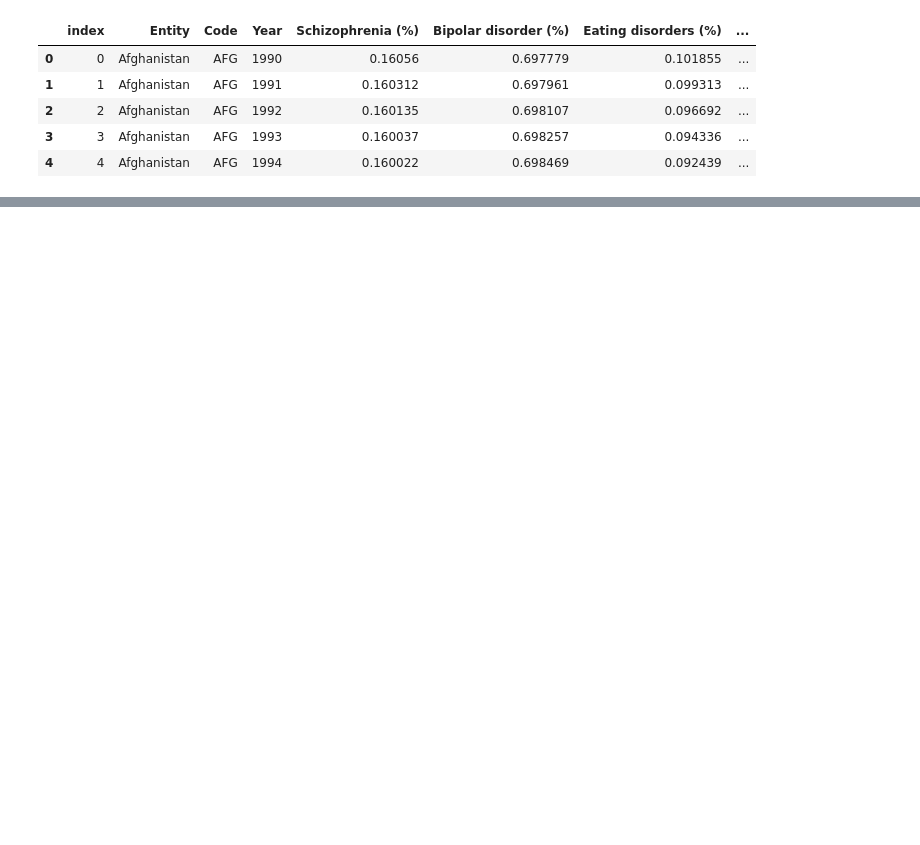
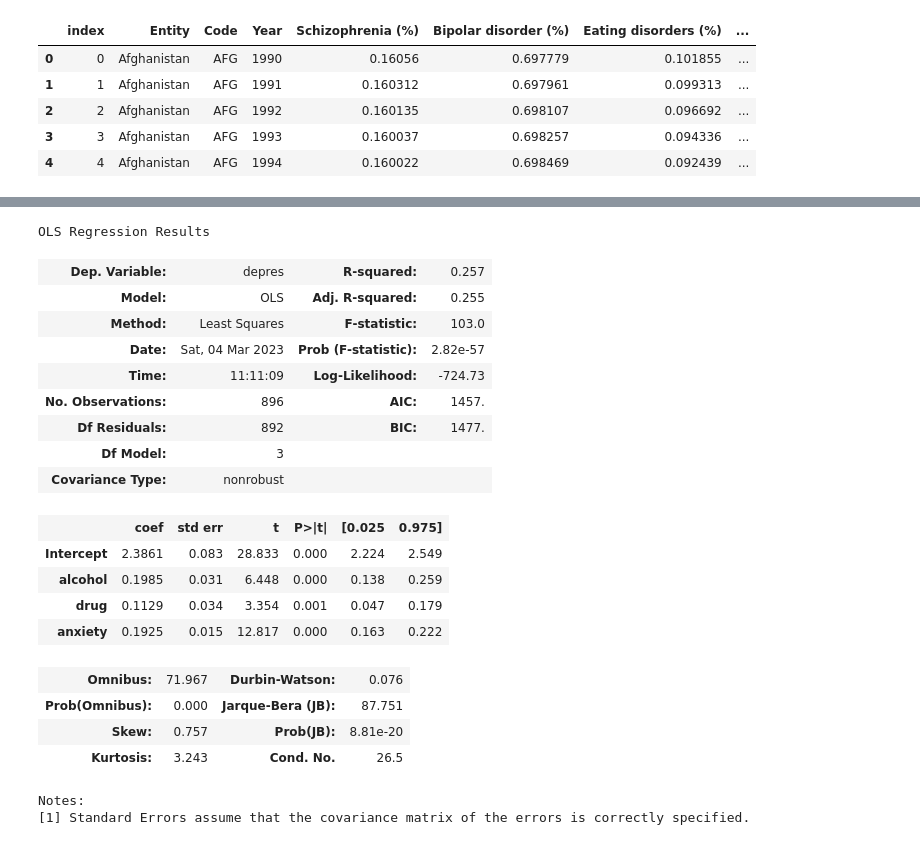
Before and after one commit to marlenealanis/stat-303-2-project, a Jupyter notebook: Project_dataframe.ipynb, the cells around one changed output, grey strips where cells are left out. Saved outputs shown, nothing was run; the diff lists cells and outputs as text; code cells hidden in the pictures; blank space fills up the shorter version.

```diff
--- a/Project_dataframe.ipynb
+++ b/Project_dataframe.ipynb
@@ -69,0 +72,25 @@ plt.show()
+# %%
+ed_obj = smf.ols(formula = 'depres~alcohol+drug+anxiety', data = developed).fit()
+ed_obj.summary()
+# %% [output]
+OLS Regression Results
+| Dep. Variable: | depres | R-squared: | 0.257 |
+| Model: | OLS | Adj. R-squared: | 0.255 |
+| Method: | Least Squares | F-statistic: | 103.0 |
+| Date: | Sat, 04 Mar 2023 | Prob (F-statistic): | 2.82e-57 |
+| Time: | 11:11:09 | Log-Likelihood: | -724.73 |
+| No. Observations: | 896 | AIC: | 1457. |
+| Df Residuals: | 892 | BIC: | 1477. |
+| Df Model: | 3 |  |  |
+| Covariance Type: | nonrobust |  |  |
+|  | coef | std err | t | P>|t| | [0.025 | 0.975] |
+| Intercept | 2.3861 | 0.083 | 28.833 | 0.000 | 2.224 | 2.549 |
+| alcohol | 0.1985 | 0.031 | 6.448 | 0.000 | 0.138 | 0.259 |
+| drug | 0.1129 | 0.034 | 3.354 | 0.001 | 0.047 | 0.179 |
+| anxiety | 0.1925 | 0.015 | 12.817 | 0.000 | 0.163 | 0.222 |
+| Omnibus: | 71.967 | Durbin-Watson: | 0.076 |
+| Prob(Omnibus): | 0.000 | Jarque-Bera (JB): | 87.751 |
+| Skew: | 0.757 | Prob(JB): | 8.81e-20 |
+| Kurtosis: | 3.243 | Cond. No. | 26.5 |
+Notes:
+[1] Standard Errors assume that the covariance matrix of the errors is correctly specified.
```
Also changed, not shown: parts of 5 cells of this notebook.
